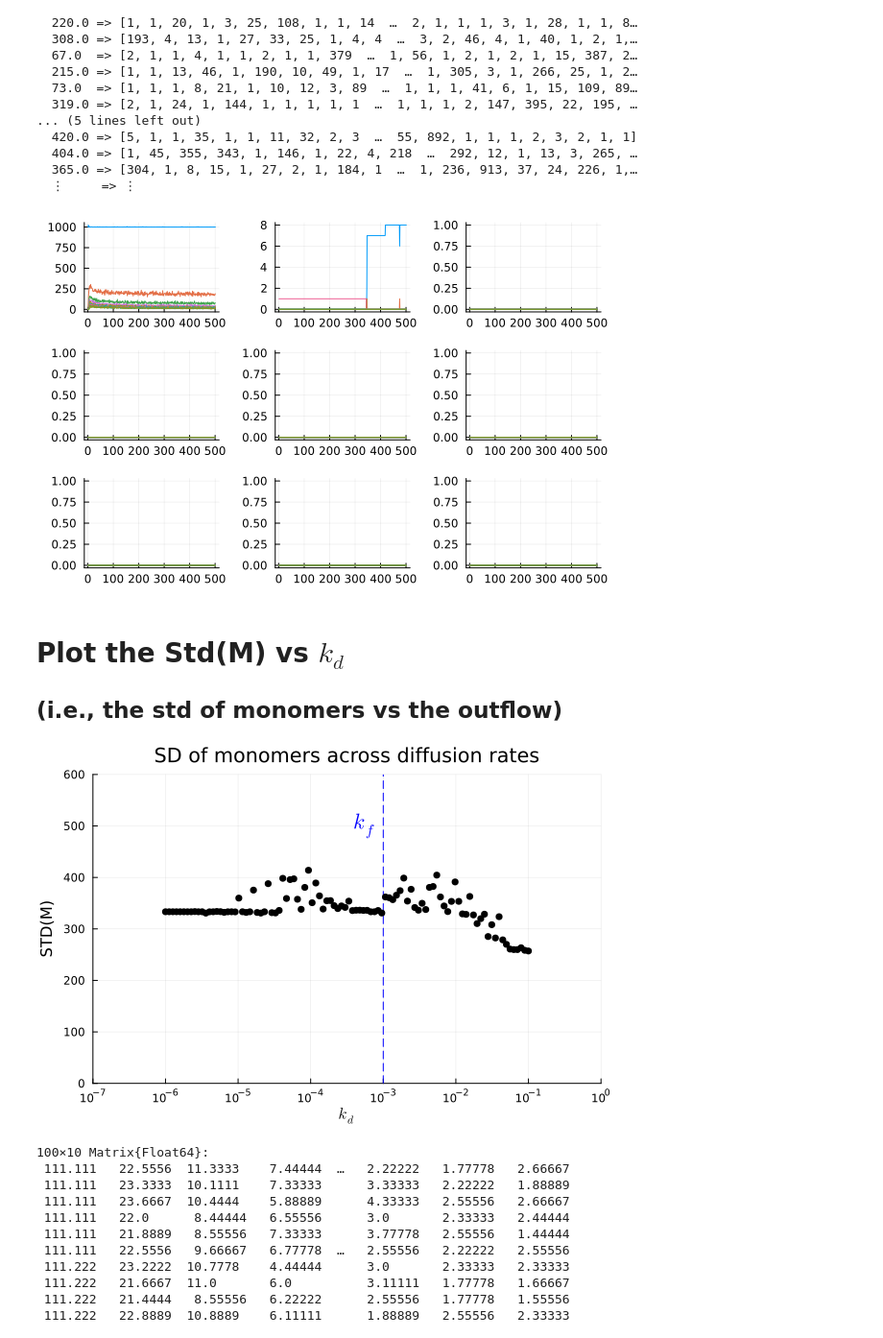
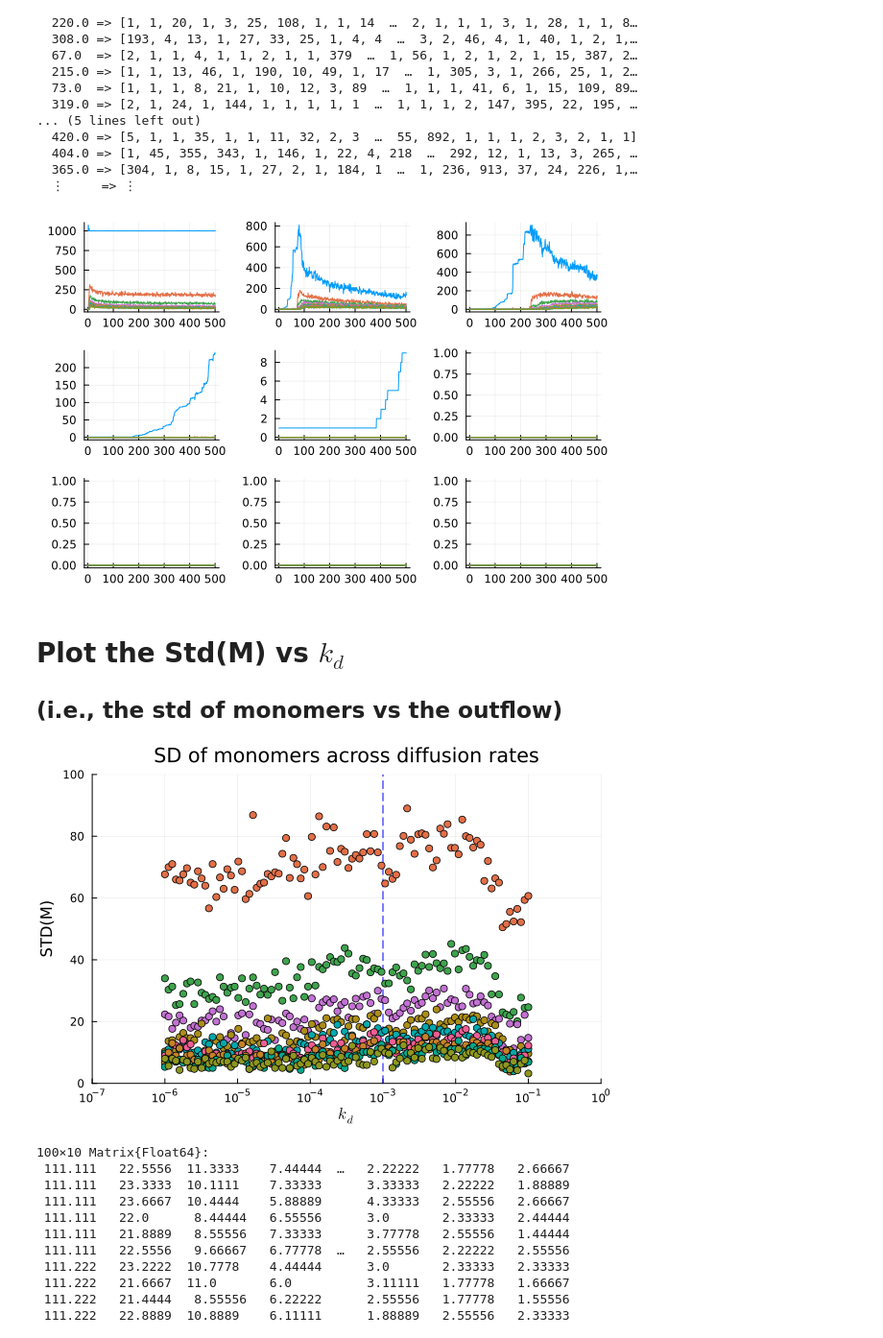
Before and after one commit to colemathis/flow-complexity, a Jupyter notebook: milestones/02_std(m)-vs-kd/E_kd=logspace,t=500/plot.ipynb, the cells around one changed output. Shown at 96% size. Saved outputs shown, nothing was run; the diff lists cells and outputs as text; code cells hidden in the pictures.

Commit message:
update plotting scripts & notes

```diff
--- a/milestones/02_std(m)-vs-kd/E_kd=logspace,t=500/plot.ipynb
+++ b/milestones/02_std(m)-vs-kd/E_kd=logspace,t=500/plot.ipynb
@@ -86,7 +86,7 @@ Dict{Any, Any} with 501 entries:
 # %%
 using DataFrames, Plots, FileIO
 
-sim_no = 9
+sim_no = 50
 sim = sim_array[sim_no]
 nchem = 9
 
@@ -129,7 +129,7 @@ end
 
 display(plot_grid)
 # %% [output]
-[figure, old version]
+[figure, new version]
 # %% [markdown]
 # Plot the Std(M) vs $k_d$
 
@@ -183,25 +183,25 @@ display(stds)
 # %%
 using LaTeXStrings
 
 # p = plot()
-s = scatter(title="SD of monomers across diffusion rates", xlim=(1e-7, 1e-0), ylim=(0,600))
+s = scatter(title="SD of monomers across diffusion rates", xlim=(1e-7, 1e-0), ylim=(0,100))
 
 n = 100
 vals = exp10.(LinRange(-6,-1,n))
 
 # kf = 0.001
 vline!([0.001], label="vline", linestyle=:dash, color=:blue)
 annotate!(0.0004, 500, text(L"k_f", :left, 15, color=:blue))
 
-for i in 1:1
+for i in 2:10
     # plot!(p, vals, stds[:, i], xscale=:log10, xlabel="kd", ylabel="STD(M)", legend= :none)
-    scatter!(s, vals, stds[:, i], xscale=:log10, color=:black, xlabel=L"k_d", ylabel="STD(M)", legend= :none)
+    scatter!(s, vals, stds[:, i], xscale=:log10, xlabel=L"k_d", ylabel="STD(M)", legend= :none)
 end
 
 # display(p)
 display(s)
 # %% [output]
-[figure, old version]
+[figure, new version]
 # %%
 display(stds)
 # %%
```
Also changed, not shown: 1 other file.
